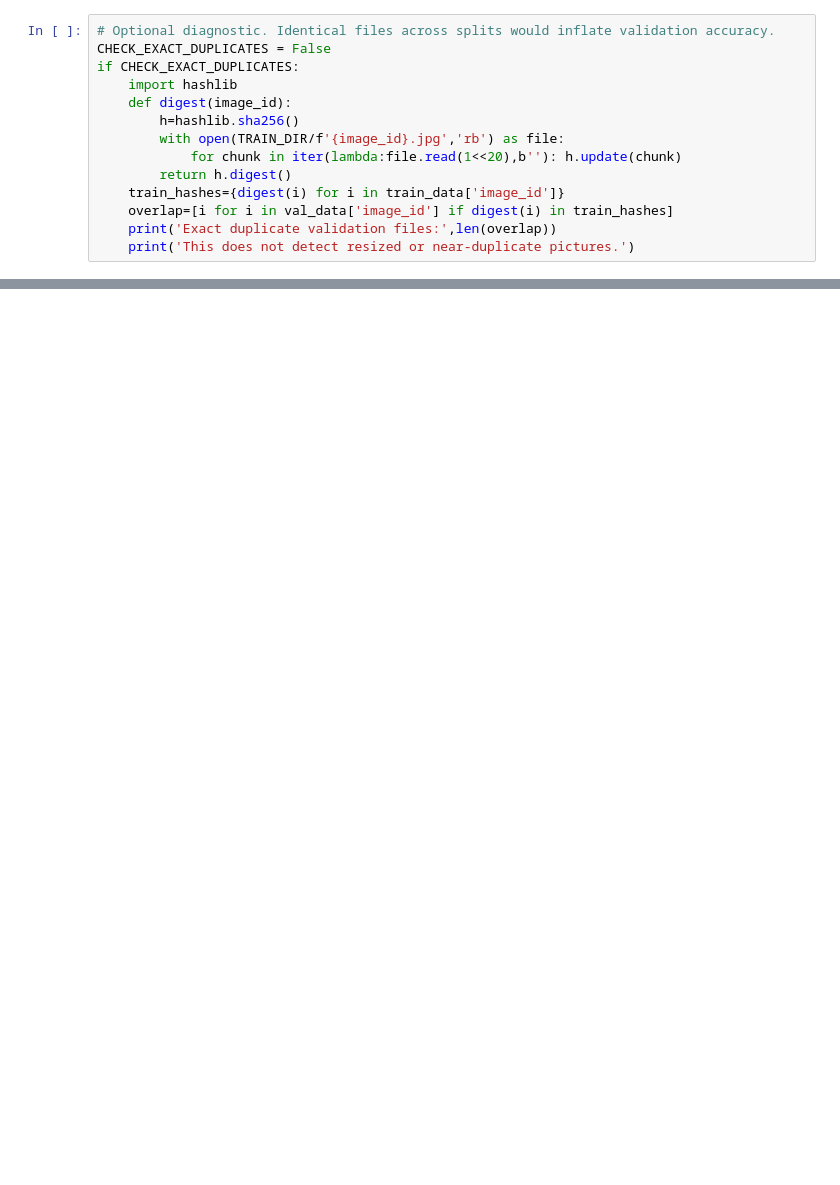
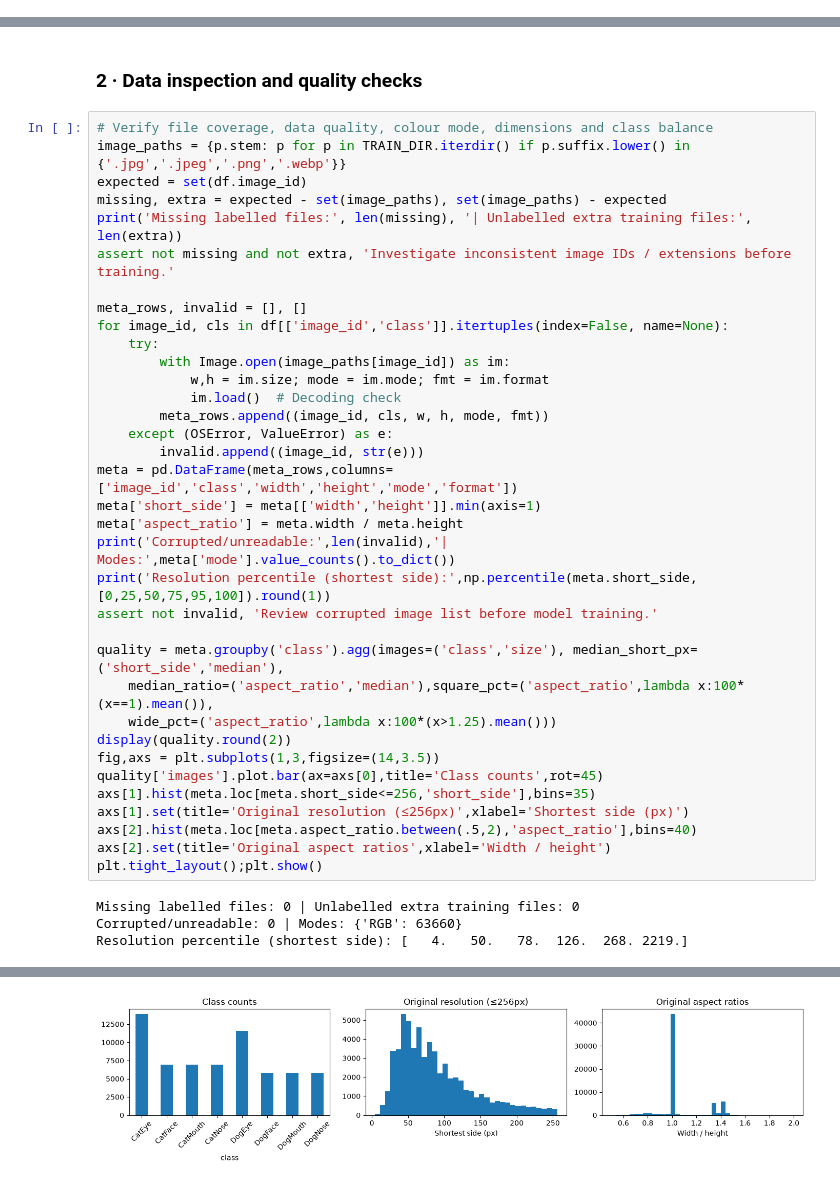
Before and after one commit to Mech-Onics/Kaggle, a Jupyter notebook: deep_learning.ipynb, the cells around one changed output, grey strips where cells are left out. Cells and saved outputs as stored; diff of their text form; blank space fills up the shorter version.

```diff
--- a/deep_learning.ipynb
+++ b/deep_learning.ipynb
@@ -555,14 +0,0 @@ Heatmap resolution: V1 32×32, V2 16×16, ResNet 4×4. Brightness is not confide
-# %%
-# Optional diagnostic. Identical files across splits would inflate validation accuracy.
-CHECK_EXACT_DUPLICATES = False
-if CHECK_EXACT_DUPLICATES:
-    import hashlib
-    def digest(image_id):
-        h=hashlib.sha256()
-        with open(TRAIN_DIR/f'{image_id}.jpg','rb') as file:
-            for chunk in iter(lambda:file.read(1<<20),b''): h.update(chunk)
-        return h.digest()
-    train_hashes={digest(i) for i in train_data['image_id']}
-    overlap=[i for i in val_data['image_id'] if digest(i) in train_hashes]
-    print('Exact duplicate validation files:',len(overlap))
-    print('This does not detect resized or near-duplicate pictures.')
@@ -568,0 +62,41 @@ if CHECK_EXACT_DUPLICATES:
+# %% [markdown]
+### 2 · Data inspection and quality checks
+# %%
+# Verify file coverage, data quality, colour mode, dimensions and class balance
+image_paths = {p.stem: p for p in TRAIN_DIR.iterdir() if p.suffix.lower() in {'.jpg','.jpeg','.png','.webp'}}
+expected = set(df.image_id)
+missing, extra = expected - set(image_paths), set(image_paths) - expected
+print('Missing labelled files:', len(missing), '| Unlabelled extra training files:', len(extra))
+assert not missing and not extra, 'Investigate inconsistent image IDs / extensions before training.'
+
+meta_rows, invalid = [], []
+for image_id, cls in df[['image_id','class']].itertuples(index=False, name=None):
+    try:
+        with Image.open(image_paths[image_id]) as im:
+            w,h = im.size; mode = im.mode; fmt = im.format
+            im.load()  # Decoding check
+        meta_rows.append((image_id, cls, w, h, mode, fmt))
+    except (OSError, ValueError) as e:
+        invalid.append((image_id, str(e)))
+meta = pd.DataFrame(meta_rows,columns=['image_id','class','width','height','mode','format'])
+meta['short_side'] = meta[['width','height']].min(axis=1)
+meta['aspect_ratio'] = meta.width / meta.height
+print('Corrupted/unreadable:',len(invalid),'| Modes:',meta['mode'].value_counts().to_dict())
+print('Resolution percentile (shortest side):',np.percentile(meta.short_side,[0,25,50,75,95,100]).round(1))
+assert not invalid, 'Review corrupted image list before model training.'
+
+quality = meta.groupby('class').agg(images=('class','size'), median_short_px=('short_side','median'),
+    median_ratio=('aspect_ratio','median'),square_pct=('aspect_ratio',lambda x:100*(x==1).mean()),
+    wide_pct=('aspect_ratio',lambda x:100*(x>1.25).mean()))
+display(quality.round(2))
+fig,axs = plt.subplots(1,3,figsize=(14,3.5))
+quality['images'].plot.bar(ax=axs[0],title='Class counts',rot=45)
+axs[1].hist(meta.loc[meta.short_side<=256,'short_side'],bins=35)
+axs[1].set(title='Original resolution (≤256px)',xlabel='Shortest side (px)')
+axs[2].hist(meta.loc[meta.aspect_ratio.between(.5,2),'aspect_ratio'],bins=40)
+axs[2].set(title='Original aspect ratios',xlabel='Width / height')
+plt.tight_layout();plt.show()
+# %% [output]
+Missing labelled files: 0 | Unlabelled extra training files: 0
+Corrupted/unreadable: 0 | Modes: {'RGB': 63660}
+Resolution percentile (shortest side): [   4.   50.   78.  126.  268. 2219.]
@@ -568,0 +113 @@ if CHECK_EXACT_DUPLICATES:
+[figure, added]
```
Also changed, not shown: parts of 58 cells of this notebook, 5 other files.
